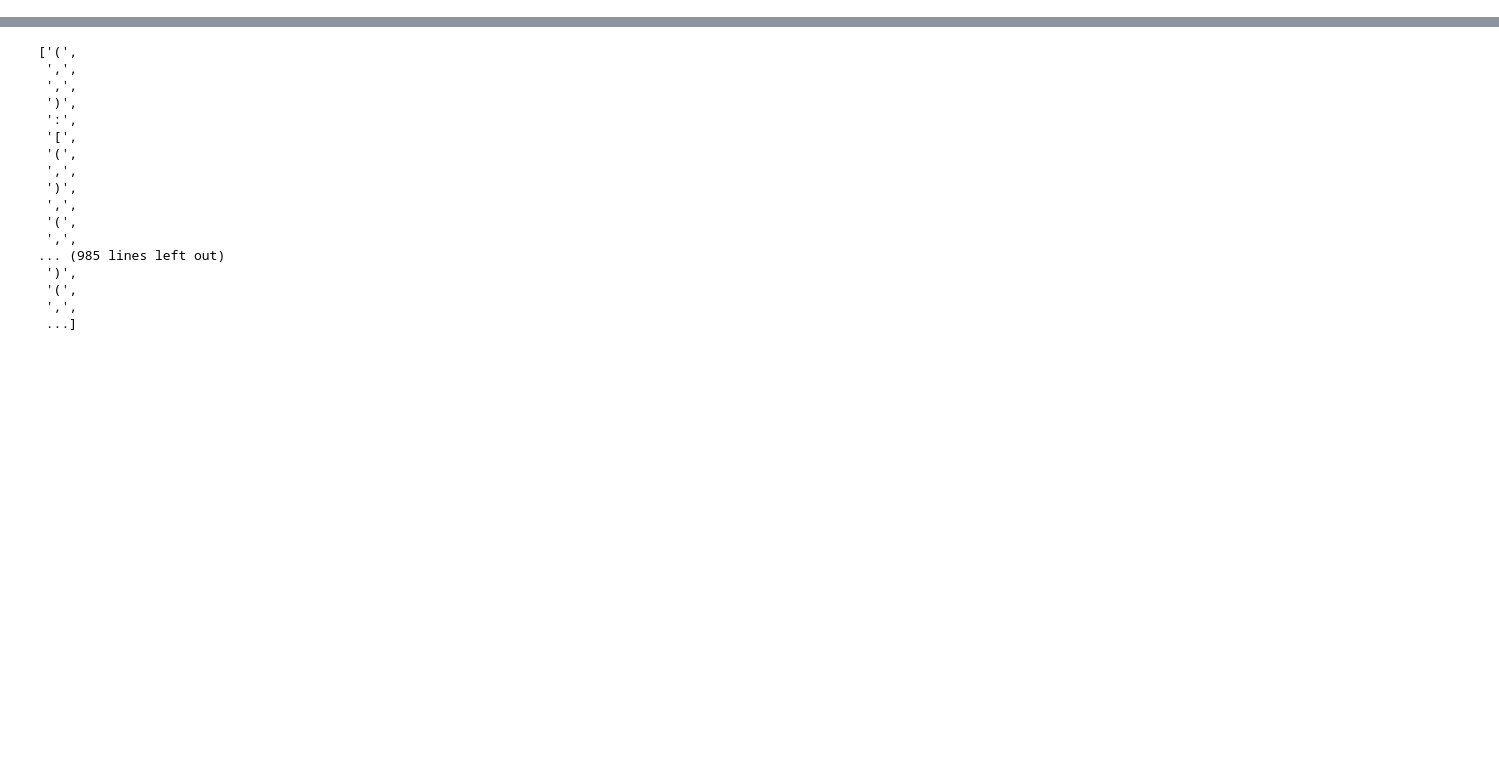
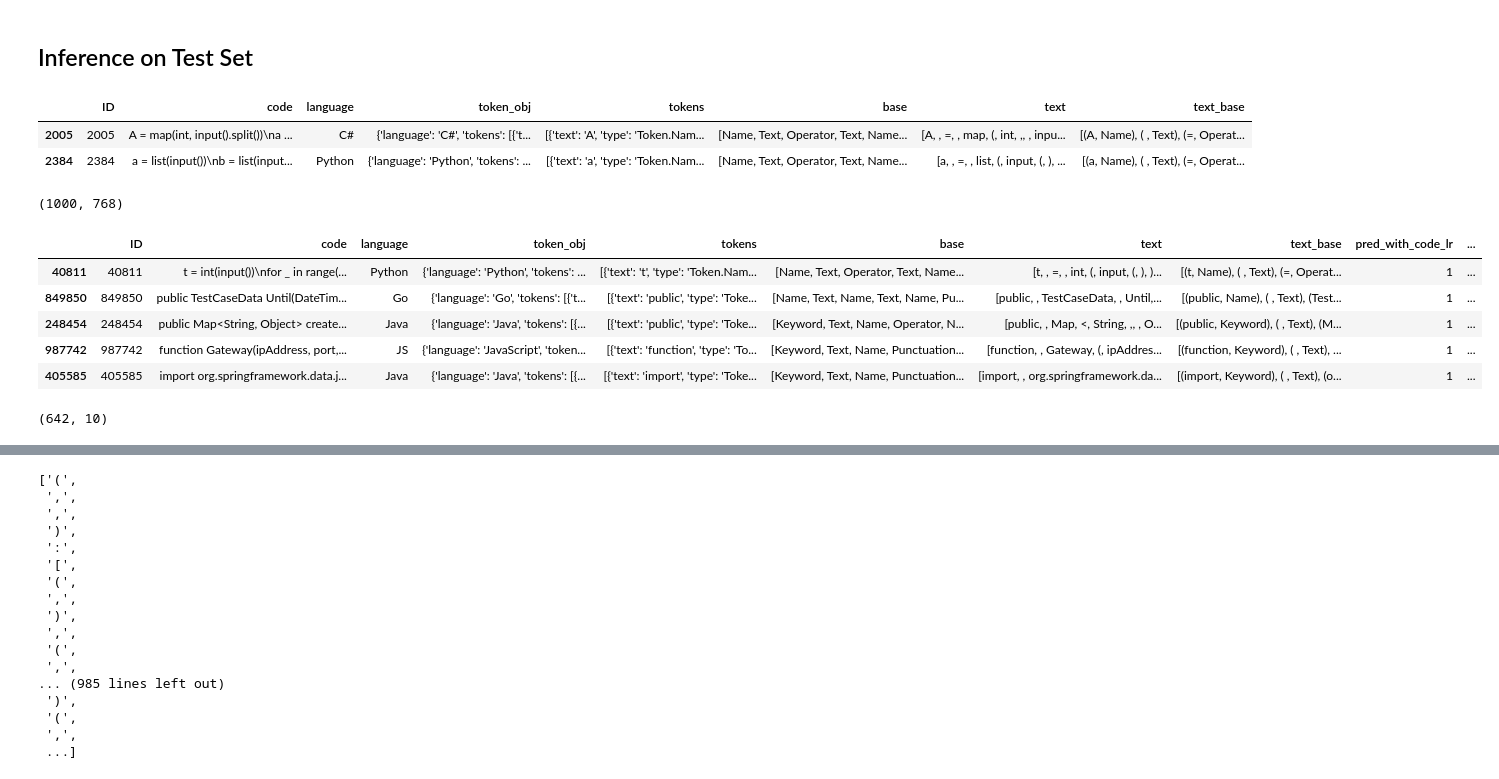
Before and after one commit to purplepeache/SemEval-2026-Task13, a Jupyter notebook: play.ipynb, the cells around one changed output, grey strips where cells are left out. Saved outputs shown, nothing was run; the diff lists cells and outputs as text; code cells hidden in the pictures; blank space fills up the shorter version.

```diff
--- a/play.ipynb
+++ b/play.ipynb
@@ -195,0 +269,8 @@ RuntimeError: MPS backend out of memory (MPS allocated: 5.18 GiB, other allocati
+# %%
+# Train comment classifier
+comment_lr = LogisticRegression().fit(Xs_comments_tr, Ys_comments_tr)
+comment_svc = SVC().fit(Xs_comments_tr, Ys_comments_tr)
+
+# Train code classifier
+code_lr = LogisticRegression().fit(Xs_code_tr, Ys_code_tr)
+code_svc = SVC().fit(Xs_code_tr, Ys_code_tr)
@@ -195,0 +325,34 @@ RuntimeError: MPS backend out of memory (MPS allocated: 5.18 GiB, other allocati
+# %% [markdown]
+## Inference on Test Set
+# %%
+D_te.head(2)
+# %% [output]
+|  | ID | code | language | token_obj | tokens | base | text | text_base |
+| 2005 | 2005 | A = map(int, input().split())\na ... | C# | {'language': 'C#', 'tokens': [{'t... | [{'text': 'A', 'type': 'Token.Nam... | [Name, Text, Operator, Text, Name... | [A, , =, , map, (, int, ,, , inpu... | [(A, Name), ( , Text), (=, Operat... |
+| 2384 | 2384 | a = list(input())\nb = list(input... | Python | {'language': 'Python', 'tokens': ... | [{'text': 'a', 'type': 'Token.Nam... | [Name, Text, Operator, Text, Name... | [a, , =, , list, (, input, (, ), ... | [(a, Name), ( , Text), (=, Operat... |
+# %%
+# Extract code embeddings
+code_te_human_embs = extract_embeddings(D_te["code"].to_list())
+
+print(code_te_human_embs.shape)
+# %% [output]
+(1000, 768)
+# %%
+# Predict with code embeddings
+D_te["pred_with_code_lr"] = code_lr.predict(code_te_human_embs)
+D_te["pred_with_code_svc"] = code_svc.predict(code_te_human_embs)
+
+D_te["pred_with_code_lr"] = D_te["pred_with_code_lr"].apply(lambda x: 0 if x == "human" else 1)
+D_te["pred_with_code_svc"] = D_te["pred_with_code_svc"].apply(lambda x: 0 if x == "human" else 1)
+# %%
+D_te["comments"] = [[t for t, b in tbs if b == "Comment"] for tbs in tqdm(D_te["text_base"])]
+D_te["comments"] = [None if len(comments) == 0 else text_embedder.encode(comments).mean(axis=0).tolist() for comments in tqdm(D_te["comments"], total=len(D_te))]
+# %%
+D_te.sample(5)
+# %% [output]
+|  | ID | code | language | token_obj | tokens | base | text | text_base | pred_with_code_lr | ... |
+| 40811 | 40811 | t = int(input())\nfor _ in range(... | Python | {'language': 'Python', 'tokens': ... | [{'text': 't', 'type': 'Token.Nam... | [Name, Text, Operator, Text, Name... | [t, , =, , int, (, input, (, ), )... | [(t, Name), ( , Text), (=, Operat... | 1 | ... |
+| 849850 | 849850 | public TestCaseData Until(DateTim... | Go | {'language': 'Go', 'tokens': [{'t... | [{'text': 'public', 'type': 'Toke... | [Name, Text, Name, Text, Name, Pu... | [public, , TestCaseData, , Until,... | [(public, Name), ( , Text), (Test... | 1 | ... |
+| 248454 | 248454 | public Map<String, Object> create... | Java | {'language': 'Java', 'tokens': [{... | [{'text': 'public', 'type': 'Toke... | [Keyword, Text, Name, Operator, N... | [public, , Map, <, String, ,, , O... | [(public, Keyword), ( , Text), (M... | 1 | ... |
+| 987742 | 987742 | function Gateway(ipAddress, port,... | JS | {'language': 'JavaScript', 'token... | [{'text': 'function', 'type': 'To... | [Keyword, Text, Name, Punctuation... | [function, , Gateway, (, ipAddres... | [(function, Keyword), ( , Text), ... | 1 | ... |
+| 405585 | 405585 | import org.springframework.data.j... | Java | {'language': 'Java', 'tokens': [{... | [{'text': 'import', 'type': 'Toke... | [Keyword, Text, Name, Punctuation... | [import, , org.springframework.da... | [(import, Keyword), ( , Text), (o... | 1 | ... |
@@ -195,0 +365,4 @@ RuntimeError: MPS backend out of memory (MPS allocated: 5.18 GiB, other allocati
+# %%
+D_te[D_te["comments"].isna()].shape
+# %% [output]
+(642, 10)
```
Also changed, not shown: parts of 25 cells of this notebook, 9 other files.
